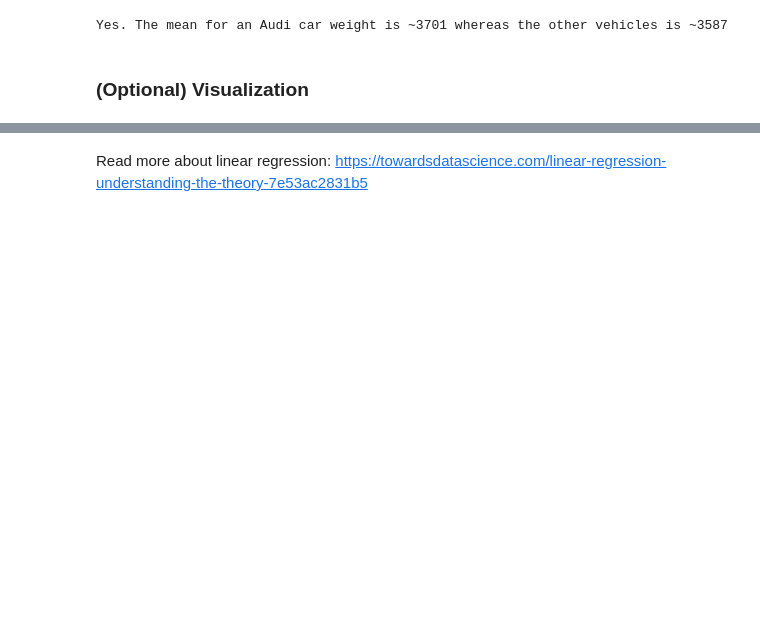
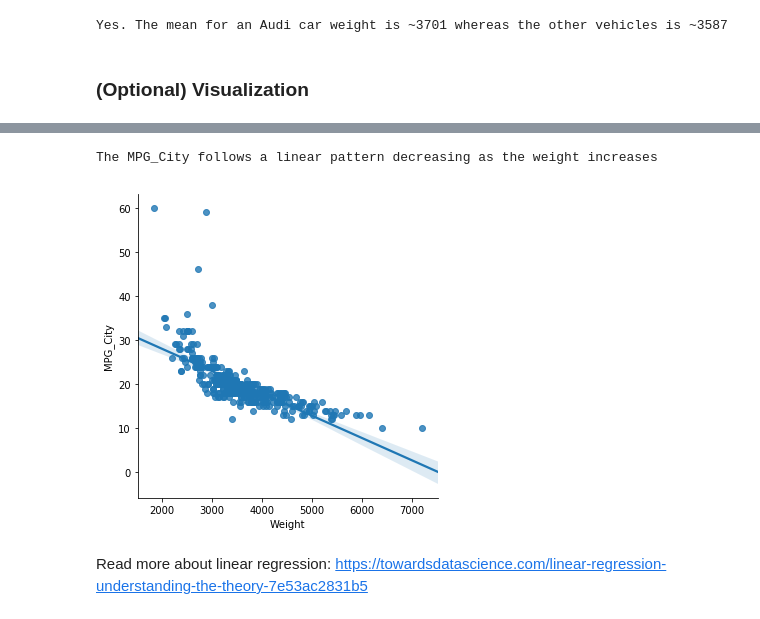
Before and after one commit to mustakarhu/ELY-Python-for-Data-Science, a Jupyter notebook: Exercise 7.ipynb, the cells around one changed output, grey strips where cells are left out. Cells and saved outputs as stored; diff of their text form; code cells hidden in the pictures; blank space fills up the shorter version.

```diff
--- a/Exercise 7.ipynb
+++ b/Exercise 7.ipynb
@@ -255,6 +270,12 @@ Yes. The mean for an Audi car weight is ~3701 whereas the other vehicles is ~358
 # %%
 # Use seaborn's lmplot to plot a regression line for Weight and MPG_City.
 # Can you spot a linear relationship?
+sns.lmplot(x='Weight', y='MPG_City', data=cars)
+
+print('The MPG_City follows a linear pattern decreasing as the weight increases')
+# %% [output]
+The MPG_City follows a linear pattern decreasing as the weight increases
+[figure, added]
 # %% [markdown]
 Read more about linear regression:
 https://towardsdatascience.com/linear-regression-understanding-the-theory-7e53ac2831b5
```
Also changed, not shown: parts of 5 cells of this notebook, 4 other files.
